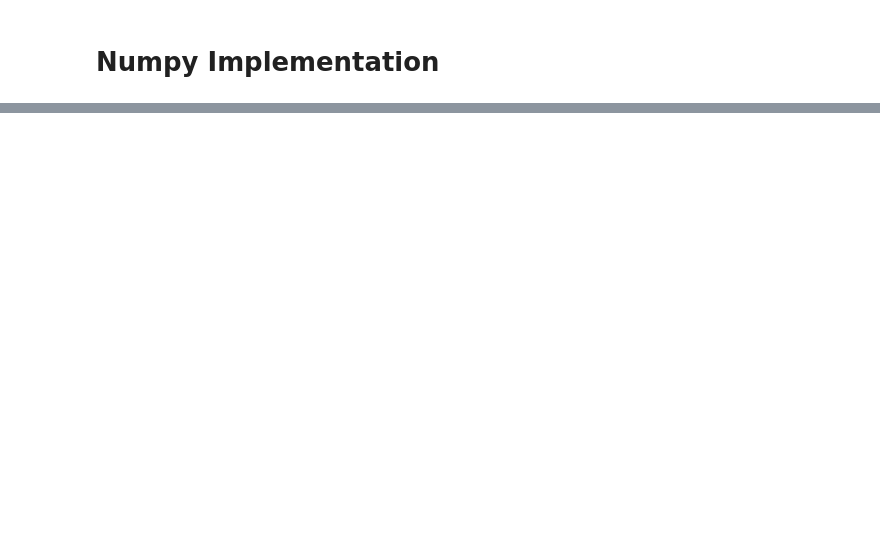
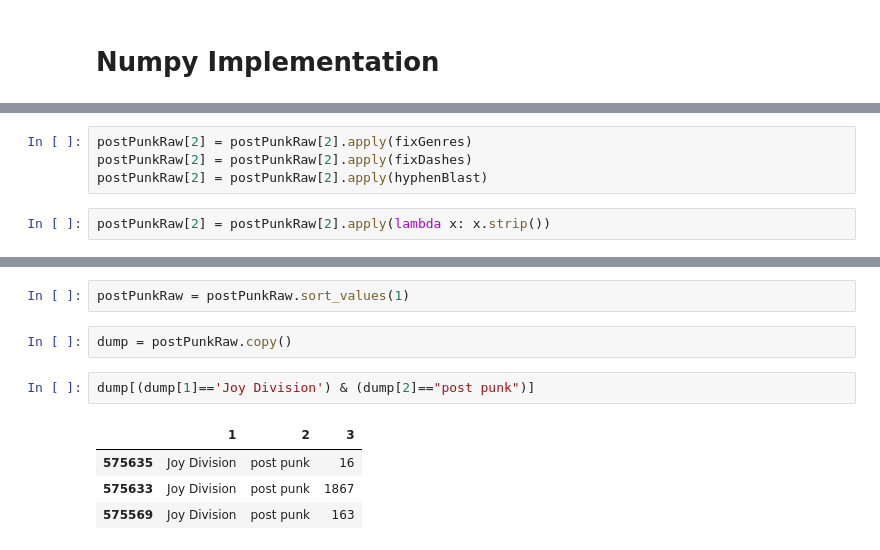
Before and after one commit to janghaludu/last-fm-tags, a Jupyter notebook: postPunk.ipynb, the cells around one changed output, grey strips where cells are left out. Cells and saved outputs as stored; diff of their text form; blank space fills up the shorter version.

```diff
--- a/postPunk.ipynb
+++ b/postPunk.ipynb
@@ -175,0 +159,6 @@ duplicates
+# %%
+postPunkRaw[2] = postPunkRaw[2].apply(fixGenres)
+postPunkRaw[2] = postPunkRaw[2].apply(fixDashes)
+postPunkRaw[2] = postPunkRaw[2].apply(hyphenBlast)
+# %%
+postPunkRaw[2] = postPunkRaw[2].apply(lambda x: x.strip())
@@ -175,0 +208,11 @@ duplicates
+# %%
+postPunkRaw = postPunkRaw.sort_values(1)
+# %%
+dump = postPunkRaw.copy()
+# %%
+dump[(dump[1]=='Joy Division') & (dump[2]=="post punk")]
+# %% [output]
+|  | 1 | 2 | 3 |
+| 575635 | Joy Division | post punk | 16 |
+| 575633 | Joy Division | post punk | 1867 |
+| 575569 | Joy Division | post punk | 163 |
```
Also changed, not shown: parts of 63 cells of this notebook.
